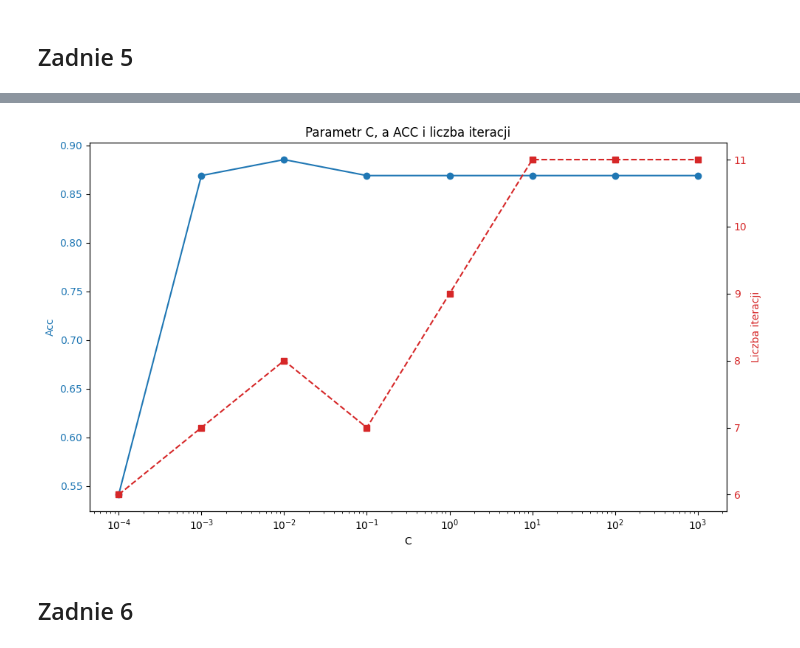
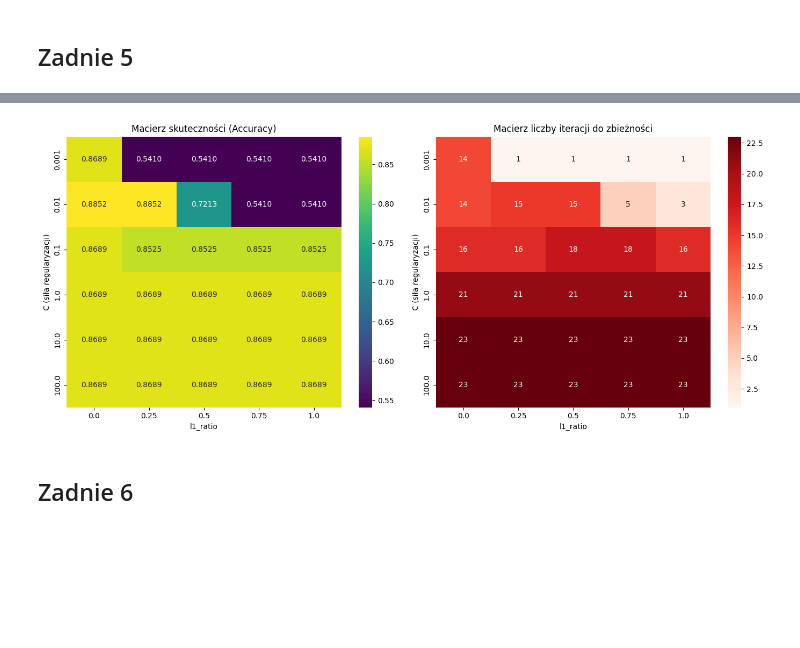
Before and after one commit to Zajecia-na-PWr-LR/lista-3-RafalBalicki, a Jupyter notebook: lista3.ipynb, the cells around one changed output, grey strips where cells are left out. Cells and saved outputs as stored; diff of their text form; code cells hidden in the pictures; blank space fills up the shorter version.

```diff
--- a/lista3.ipynb
+++ b/lista3.ipynb
@@ -198,26 +217,22 @@ C        | Acc      | Iter
 # %%
-fig, ax1 = plt.subplots(figsize=(10, 6))
+fig, axes = plt.subplots(1, 2, figsize=(14, 6))
 
-ax1.set_xscale('log')
-ax1.set_xlabel('C')
+sns.heatmap(acc_matrix, annot=True, fmt=".4f", cmap="viridis",
+            xticklabels=l1_ratios, yticklabels=C_values, ax=axes[0])
+axes[0].set_title("Macierz skuteczności (Accuracy)")
+axes[0].set_xlabel("l1_ratio")
+axes[0].set_ylabel("C (siła regularyzacji)")
 
-color_acc = 'tab:blue'
-ax1.set_ylabel('Acc', color=color_acc)
-ax1.plot(C, accs, marker='o', color=color_acc)
-ax1.tick_params(axis='y', labelcolor=color_acc)
+sns.heatmap(iter_matrix, annot=True, fmt=".0f", cmap="Reds",
+            xticklabels=l1_ratios, yticklabels=C_values, ax=axes[1])
+axes[1].set_title("Macierz liczby iteracji do zbieżności")
+axes[1].set_xlabel("l1_ratio")
+axes[1].set_ylabel("C (siła regularyzacji)")
 
-
-ax2 = ax1.twinx()
-color_iter = 'tab:red'
-ax2.set_ylabel('Liczba iteracji', color=color_iter)
-ax2.plot(C, iters, marker='s', linestyle='--', color=color_iter)
-ax2.tick_params(axis='y', labelcolor=color_iter)
-
-plt.title('Parametr C, a ACC i liczba iteracji')
-fig.tight_layout()
+plt.tight_layout()
 plt.show()
 # %% [output]
-[figure, old version]
+[figure, new version]
 # %% [markdown]
 ## Zadnie 6
 # %%
```
Also changed, not shown: parts of 1 cell of this notebook, 1 other file.
